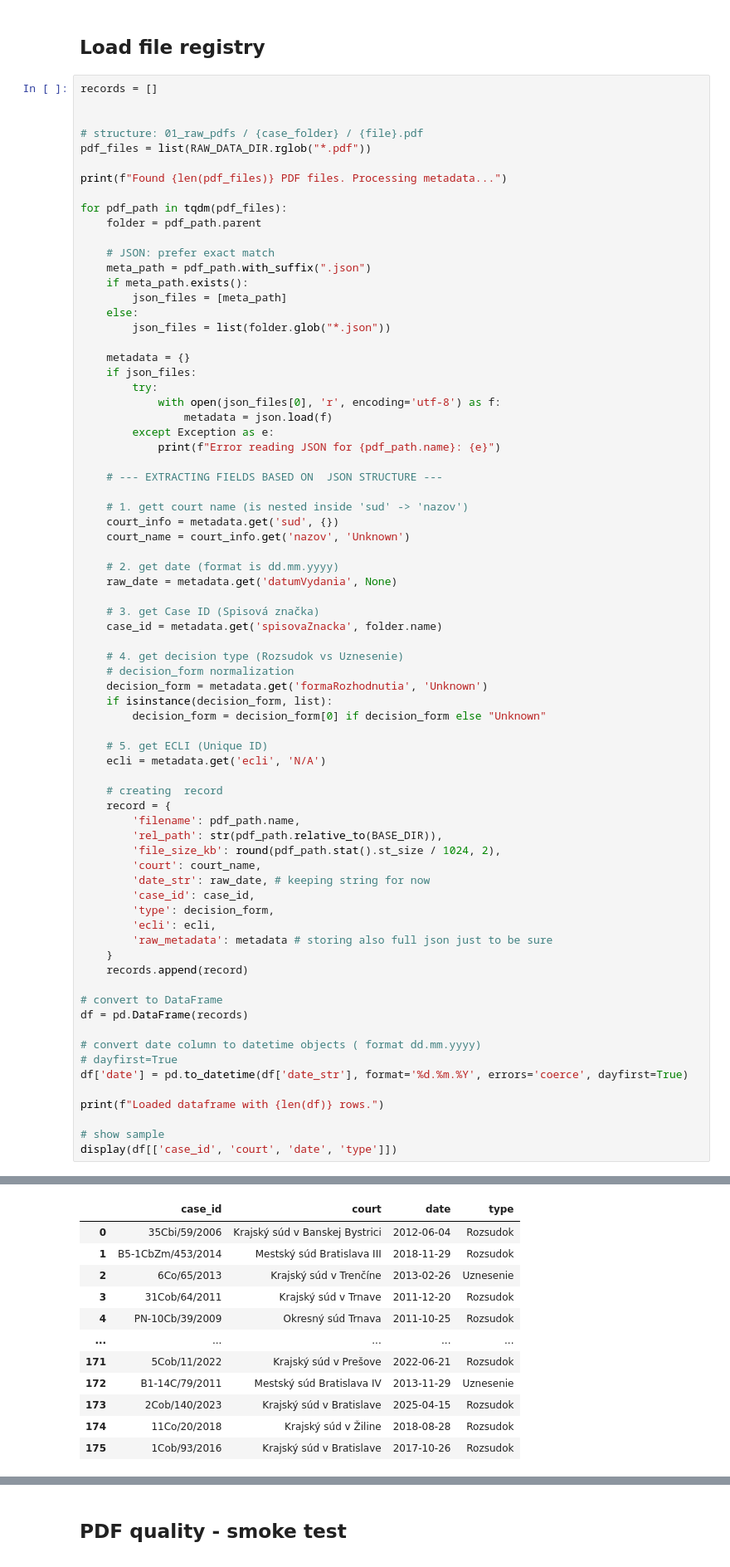
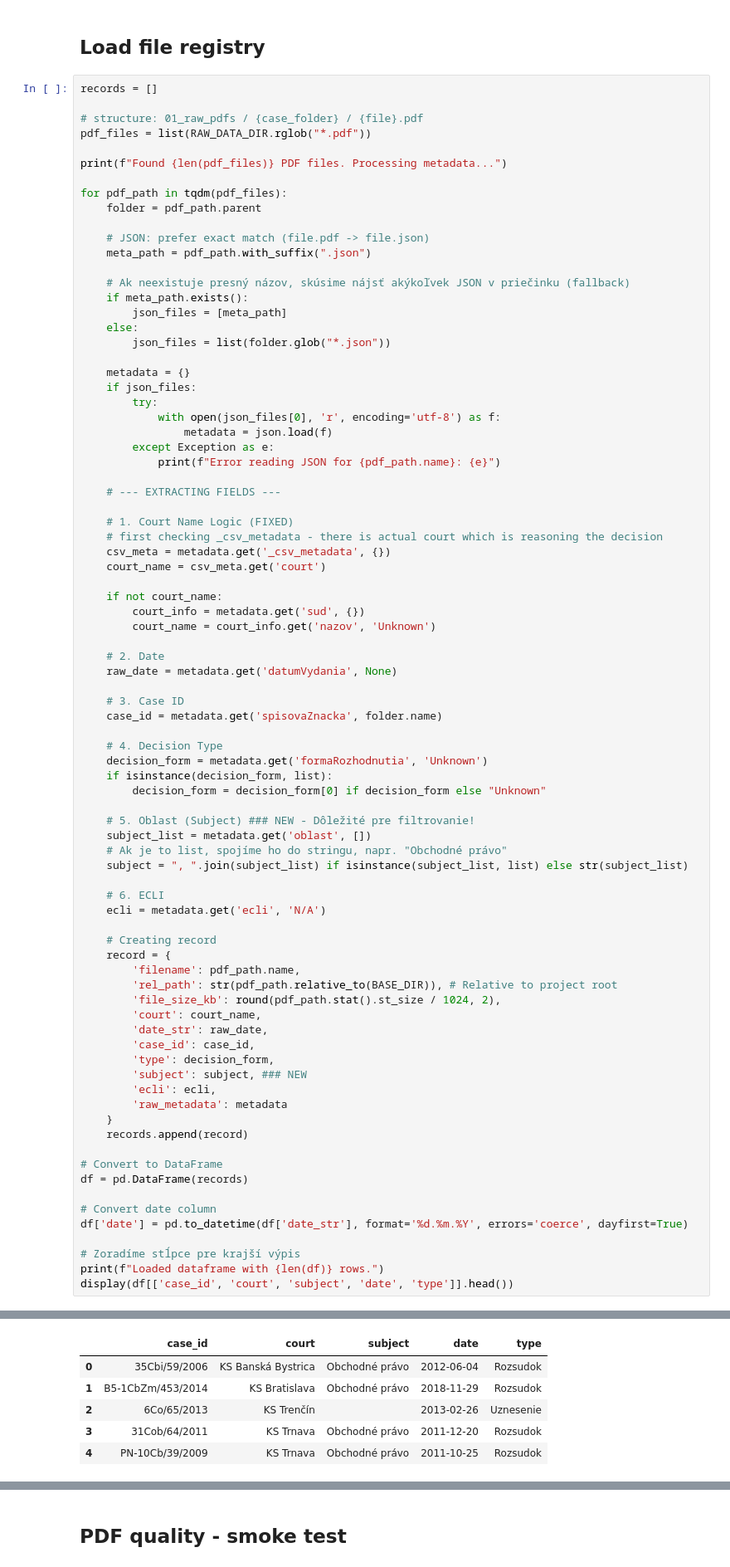
Before and after one commit to PeterStefanec-prog/bachelor-thesis-legal-text-information-extraction, a Jupyter notebook: notebooks/01_explore_data.ipynb, the cells around one changed output, grey strips where cells are left out. Shown at 83% size. Saved outputs shown, nothing was run; the diff lists cells and outputs as text.

```diff
--- a/notebooks/01_explore_data.ipynb
+++ b/notebooks/01_explore_data.ipynb
@@ -82,7 +93,6 @@ KEY = {
 ## Load file registry
 # %%
 records = []
-
 
 # structure: 01_raw_pdfs / {case_folder} / {file}.pdf
 pdf_files = list(RAW_DATA_DIR.rglob("*.pdf"))
@@ -92,8 +102,10 @@ print(f"Found {len(pdf_files)} PDF files. Processing metadata...")
 for pdf_path in tqdm(pdf_files):
     folder = pdf_path.parent
 
-    # JSON: prefer exact match
+    # JSON: prefer exact match (file.pdf -> file.json)
     meta_path = pdf_path.with_suffix(".json")
+
+    # Ak neexistuje presný názov, skúsime nájsť akýkoľvek JSON v priečinku (fallback)
     if meta_path.exists():
         json_files = [meta_path]
     else:
@@ -107,64 +119,66 @@ for pdf_path in tqdm(pdf_files):
         except Exception as e:
             print(f"Error reading JSON for {pdf_path.name}: {e}")
 
-    # --- EXTRACTING FIELDS BASED ON  JSON STRUCTURE ---
+    # --- EXTRACTING FIELDS ---
 
-    # 1. gett court name (is nested inside 'sud' -> 'nazov')
-    court_info = metadata.get('sud', {})
-    court_name = court_info.get('nazov', 'Unknown')
+    # 1. Court Name Logic (FIXED)
+    # first checking _csv_metadata - there is actual court which is reasoning the decision
+    csv_meta = metadata.get('_csv_metadata', {})
+    court_name = csv_meta.get('court')
 
-    # 2. get date (format is dd.mm.yyyy)
+    if not court_name:
+        court_info = metadata.get('sud', {})
+        court_name = court_info.get('nazov', 'Unknown')
+
+    # 2. Date
     raw_date = metadata.get('datumVydania', None)
 
-    # 3. get Case ID (Spisová značka)
+    # 3. Case ID
     case_id = metadata.get('spisovaZnacka', folder.name)
 
-    # 4. get decision type (Rozsudok vs Uznesenie)
-    # decision_form normalization
+    # 4. Decision Type
     decision_form = metadata.get('formaRozhodnutia', 'Unknown')
     if isinstance(decision_form, list):
         decision_form = decision_form[0] if decision_form else "Unknown"
 
-    # 5. get ECLI (Unique ID)
+    # 5. Oblast (Subject) ### NEW - Dôležité pre filtrovanie!
+    subject_list = metadata.get('oblast', [])
+    # Ak je to list, spojíme ho do stringu, napr. "Obchodné právo"
+    subject = ", ".join(subject_list) if isinstance(subject_list, list) else str(subject_list)
+
+    # 6. ECLI
     ecli = metadata.get('ecli', 'N/A')
 
-    # creating  record
+    # Creating record
     record = {
         'filename': pdf_path.name,
-        'rel_path': str(pdf_path.relative_to(BASE_DIR)),
+        'rel_path': str(pdf_path.relative_to(BASE_DIR)), # Relative to project root
         'file_size_kb': round(pdf_path.stat().st_size / 1024, 2),
         'court': court_name,
-        'date_str': raw_date, # keeping string for now
+        'date_str': raw_date,
         'case_id': case_id,
         'type': decision_form,
+        'subject': subject, ### NEW
         'ecli': ecli,
-        'raw_metadata': metadata # storing also full json just to be sure
+        'raw_metadata': metadata
     }
     records.append(record)
 
-# convert to DataFrame
+# Convert to DataFrame
 df = pd.DataFrame(records)
 
-# convert date column to datetime objects ( format dd.mm.yyyy)
-# dayfirst=True
+# Convert date column
 df['date'] = pd.to_datetime(df['date_str'], format='%d.%m.%Y', errors='coerce', dayfirst=True)
 
+# Zoradíme stĺpce pre krajší výpis
 print(f"Loaded dataframe with {len(df)} rows.")
-
-# show sample
-display(df[['case_id', 'court', 'date', 'type']])
+display(df[['case_id', 'court', 'subject', 'date', 'type']].head())
 # %% [output]
 Found 176 PDF files. Processing metadata...
 Loaded dataframe with 176 rows.
-|  | case_id | court | date | type |
-| 0 | 35Cbi/59/2006 | Krajský súd v Banskej Bystrici | 2012-06-04 | Rozsudok |
-| 1 | B5-1CbZm/453/2014 | Mestský súd Bratislava III | 2018-11-29 | Rozsudok |
-| 2 | 6Co/65/2013 | Krajský súd v Trenčíne | 2013-02-26 | Uznesenie |
-| 3 | 31Cob/64/2011 | Krajský súd v Trnave | 2011-12-20 | Rozsudok |
-| 4 | PN-10Cb/39/2009 | Okresný súd Trnava | 2011-10-25 | Rozsudok |
-| ... | ... | ... | ... | ... |
-| 171 | 5Cob/11/2022 | Krajský súd v Prešove | 2022-06-21 | Rozsudok |
-| 172 | B1-14C/79/2011 | Mestský súd Bratislava IV | 2013-11-29 | Uznesenie |
-| 173 | 2Cob/140/2023 | Krajský súd v Bratislave | 2025-04-15 | Rozsudok |
-| 174 | 11Co/20/2018 | Krajský súd v Žiline | 2018-08-28 | Rozsudok |
-| 175 | 1Cob/93/2016 | Krajský súd v Bratislave | 2017-10-26 | Rozsudok |
+|  | case_id | court | subject | date | type |
+| 0 | 35Cbi/59/2006 | KS Banská Bystrica | Obchodné právo | 2012-06-04 | Rozsudok |
+| 1 | B5-1CbZm/453/2014 | KS Bratislava | Obchodné právo | 2018-11-29 | Rozsudok |
+| 2 | 6Co/65/2013 | KS Trenčín |  | 2013-02-26 | Uznesenie |
+| 3 | 31Cob/64/2011 | KS Trnava | Obchodné právo | 2011-12-20 | Rozsudok |
+| 4 | PN-10Cb/39/2009 | KS Trnava | Obchodné právo | 2011-10-25 | Rozsudok |
```
Also changed, not shown: parts of 26 cells of this notebook, 1 other file.
